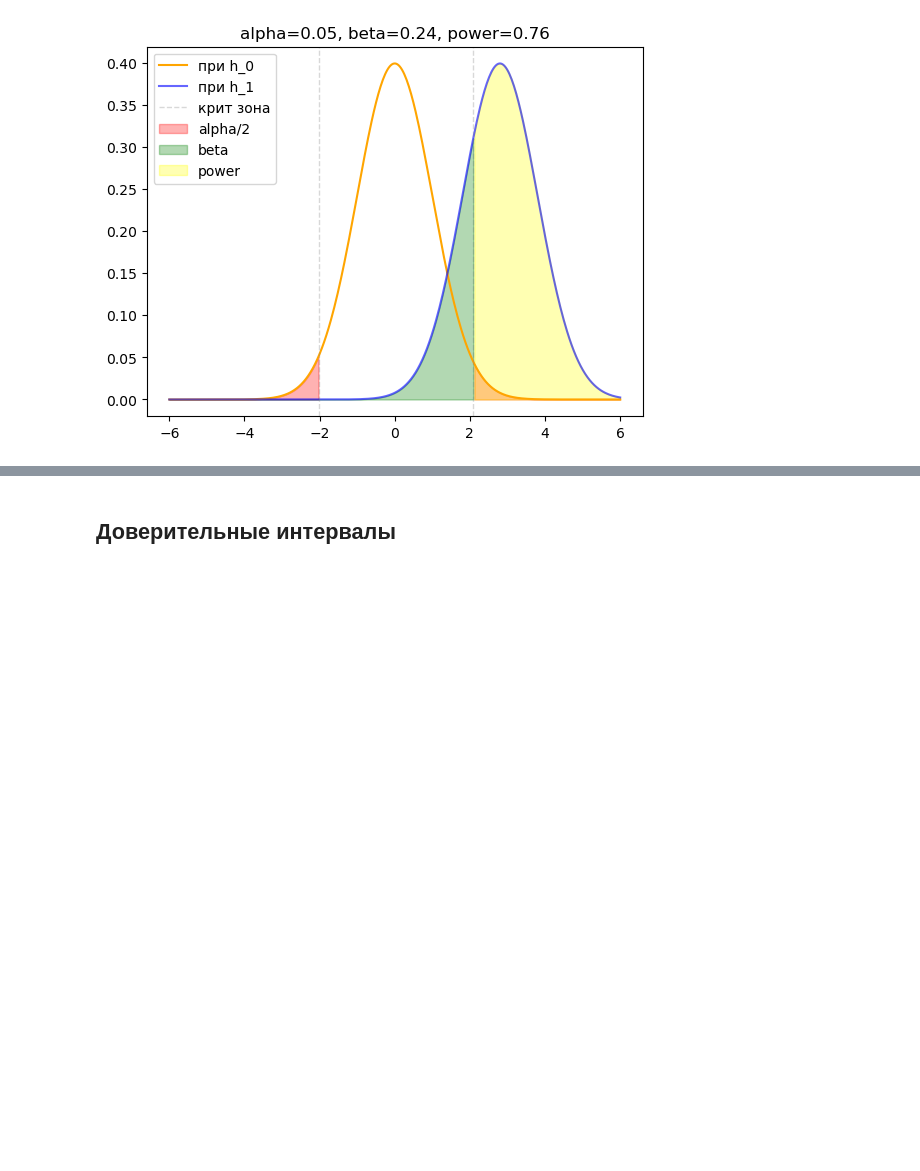
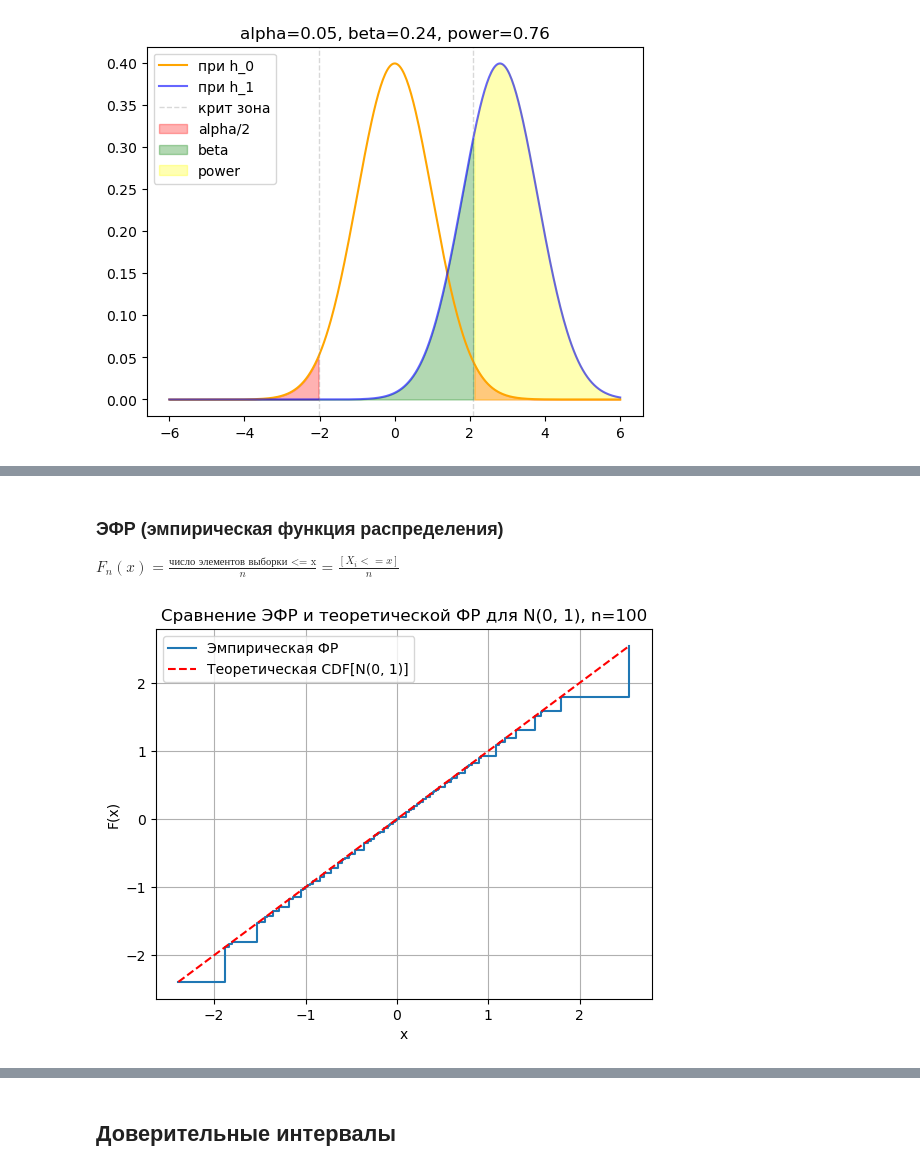
Before and after one commit to VictorChepkasov/ab-week-shad, a Jupyter notebook: My_notes.ipynb, the cells around one changed output, grey strips where cells are left out. Cells and saved outputs as stored; diff of their text form; code cells hidden in the pictures; blank space fills up the shorter version.

```diff
--- a/My_notes.ipynb
+++ b/My_notes.ipynb
@@ -53,0 +96,29 @@ plt.legend()
+# %% [markdown]
+### ЭФР (эмпирическая функция распределения)
+$F_n(x) = \frac{\text{число элементов выборки <= x}}{n} = \frac{[X_i <= x]}{n}$
+# %%
+#Генерирую выборку размера n
+n = 100
+np.random.seed(62)
+sample = np.random.normal(0, 1, n)
+
+#Строю ЭФР
+sorted_sample = np.sort(sample)
+ecdf = stats.ecdf(sample).cdf.quantiles
+
+#Теоретическая CDF для
+x_theor = cdf_theor = np.linspace(min(sample), max(sample), 100)
+
+#Рисуем
+plt.title(f'Сравнение ЭФР и теоретической ФР для N(0, 1), n={n}')
+plt.step(sorted_sample, ecdf, where='post', label='Эмпирическая ФР')
+plt.plot(x_theor, cdf_theor, 'r--', label='Теоретическая CDF[N(0, 1)]')
+plt.xlabel('x')
+plt.ylabel('F(x)')
+# plt.ylim(-2.5, 2.5)
+# plt.xlim(-2.5, 2.5)
+plt.legend()
+plt.grid(True)
+plt.show()
+# %% [output]
+[figure, added]
```
Also changed, not shown: parts of 7 cells of this notebook.
